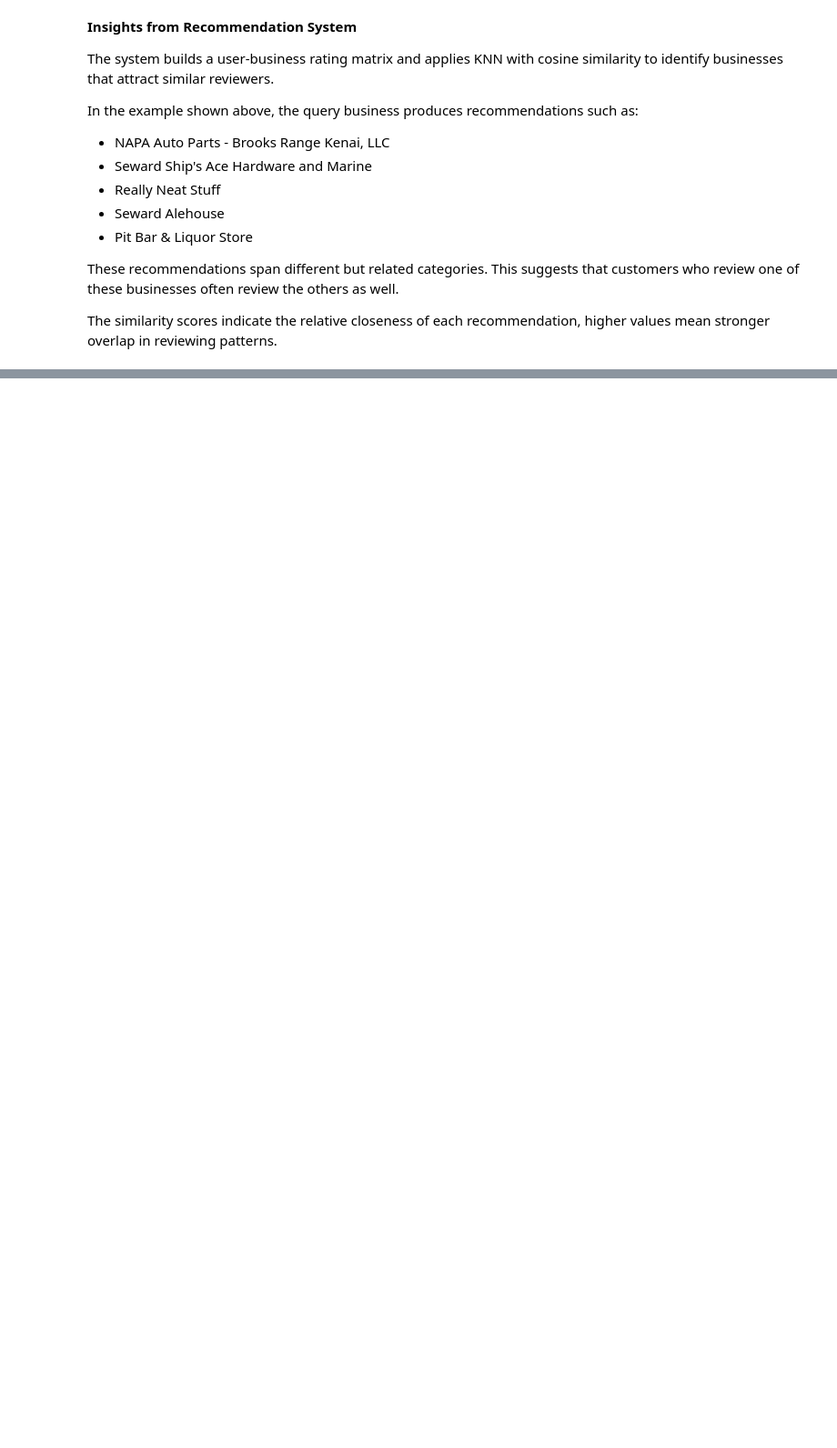
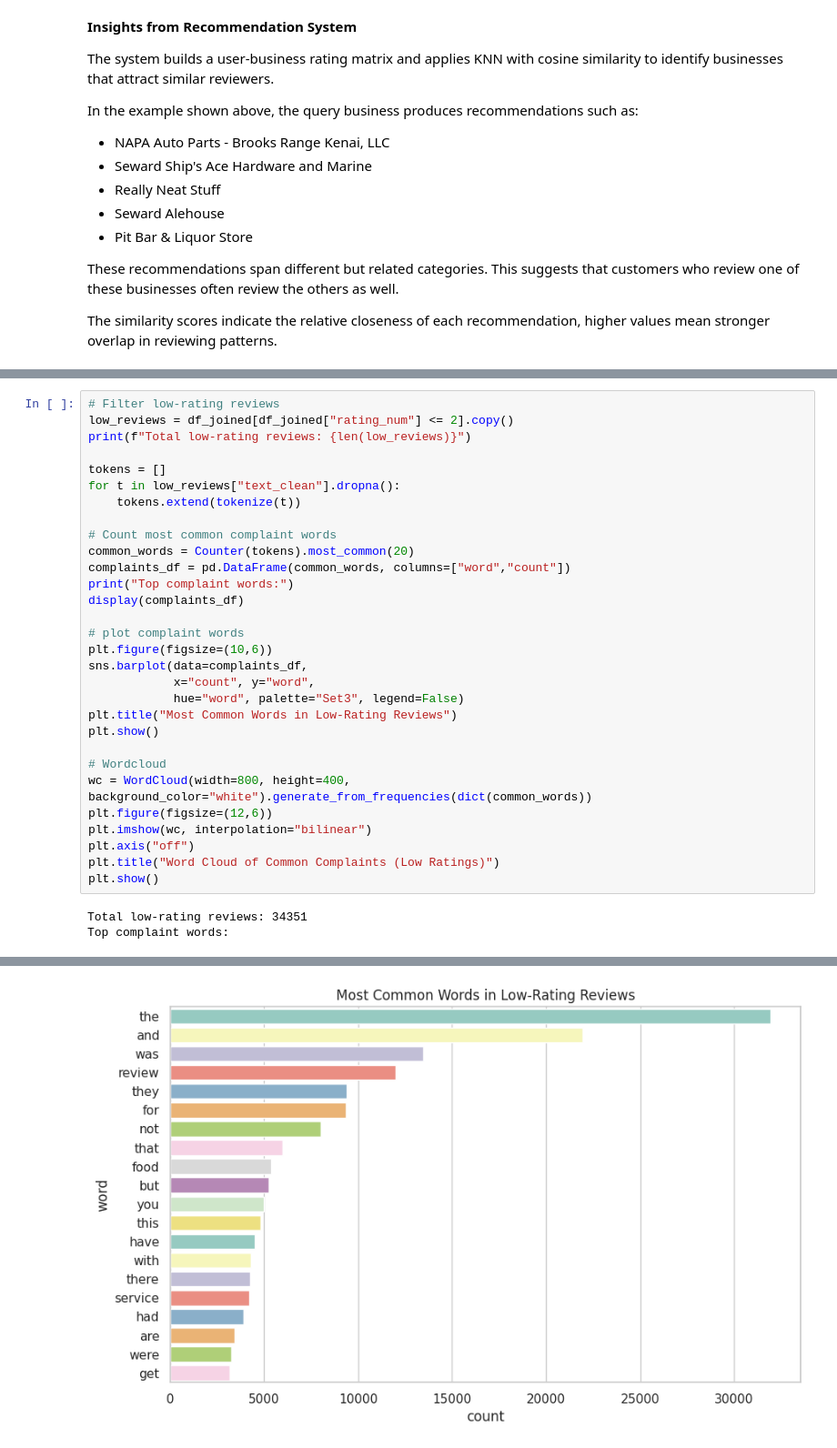
Before and after one commit to PhaniKiranH/sig742-end-term-assessment, a Jupyter notebook: SIT742Task2_Group5.ipynb, the cells around one changed output, grey strips where cells are left out. Shown at 91% size. Cells and saved outputs as stored; diff of their text form; blank space fills up the shorter version.

```diff
--- a/SIT742Task2_Group5.ipynb
+++ b/SIT742Task2_Group5.ipynb
@@ -893,0 +971,33 @@ The similarity scores indicate the relative closeness of each recommendation, hi
+# %%
+# Filter low-rating reviews
+low_reviews = df_joined[df_joined["rating_num"] <= 2].copy()
+print(f"Total low-rating reviews: {len(low_reviews)}")
+
+tokens = []
+for t in low_reviews["text_clean"].dropna():
+    tokens.extend(tokenize(t))
+
+# Count most common complaint words
+common_words = Counter(tokens).most_common(20)
+complaints_df = pd.DataFrame(common_words, columns=["word","count"])
+print("Top complaint words:")
+display(complaints_df)
+
+# plot complaint words
+plt.figure(figsize=(10,6))
+sns.barplot(data=complaints_df,
+            x="count", y="word",
+            hue="word", palette="Set3", legend=False)
+plt.title("Most Common Words in Low-Rating Reviews")
+plt.show()
+
+# Wordcloud
+wc = WordCloud(width=800, height=400, background_color="white").generate_from_frequencies(dict(common_words))
+plt.figure(figsize=(12,6))
+plt.imshow(wc, interpolation="bilinear")
+plt.axis("off")
+plt.title("Word Cloud of Common Complaints (Low Ratings)")
+plt.show()
+# %% [output]
+Total low-rating reviews: 34351
+Top complaint words:
@@ -893,0 +1021 @@ The similarity scores indicate the relative closeness of each recommendation, hi
+[figure, added]
```
Also changed, not shown: parts of 8 cells of this notebook.
